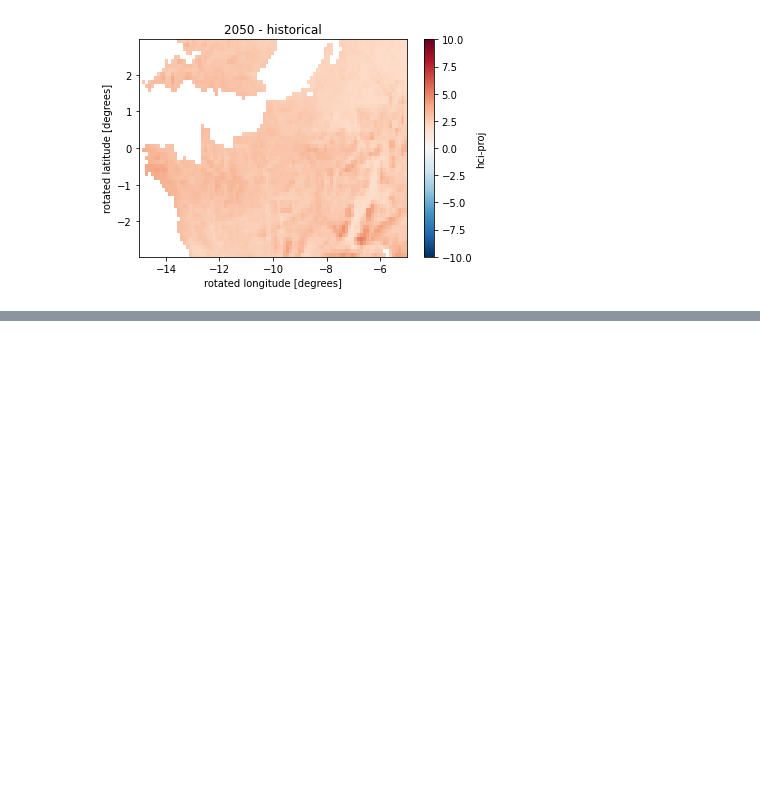
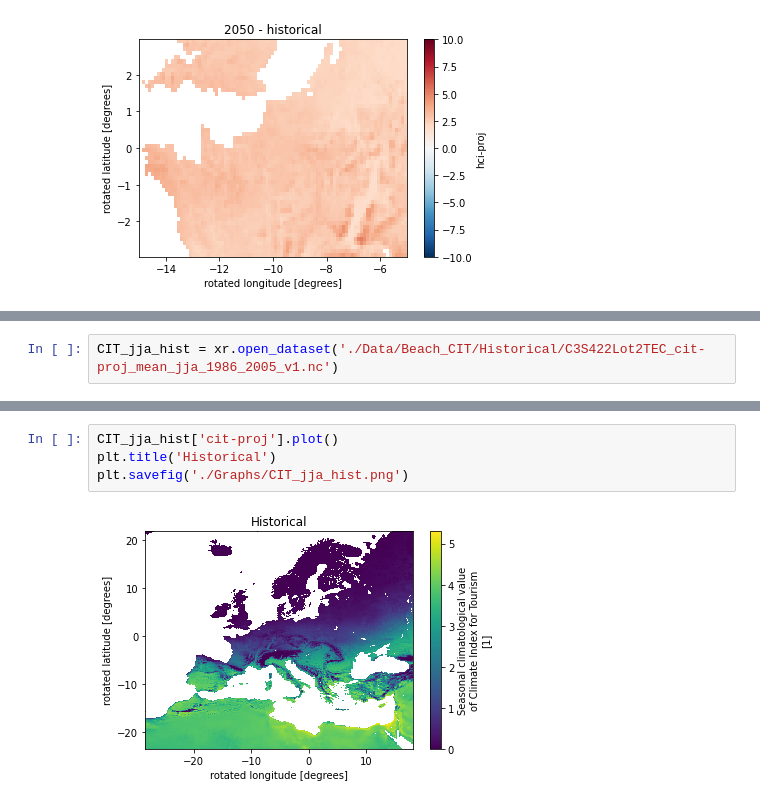
Before and after one commit to Climate-Adaptation-Services-CAS/Tourism, a Jupyter notebook: Tourism_Zuid-Holland.ipynb, the cells around one changed output, grey strips where cells are left out. Cells and saved outputs as stored; diff of their text form; blank space fills up the shorter version.

Commit message:
include beach tourism

```diff
--- a/Tourism_Zuid-Holland.ipynb
+++ b/Tourism_Zuid-Holland.ipynb
@@ -287,0 +371,2 @@ plt.savefig('./Graphs/HCI_jja_change_zoom.png')
+# %%
+CIT_jja_hist = xr.open_dataset('./Data/Beach_CIT/Historical/C3S422Lot2TEC_cit-proj_mean_jja_1986_2005_v1.nc')
@@ -287,0 +407,6 @@ plt.savefig('./Graphs/HCI_jja_change_zoom.png')
+# %%
+CIT_jja_hist['cit-proj'].plot()
+plt.title('Historical')
+plt.savefig('./Graphs/CIT_jja_hist.png')
+# %% [output]
+[figure, added]
```
Also changed, not shown: parts of 32 cells of this notebook, 10 other files.
